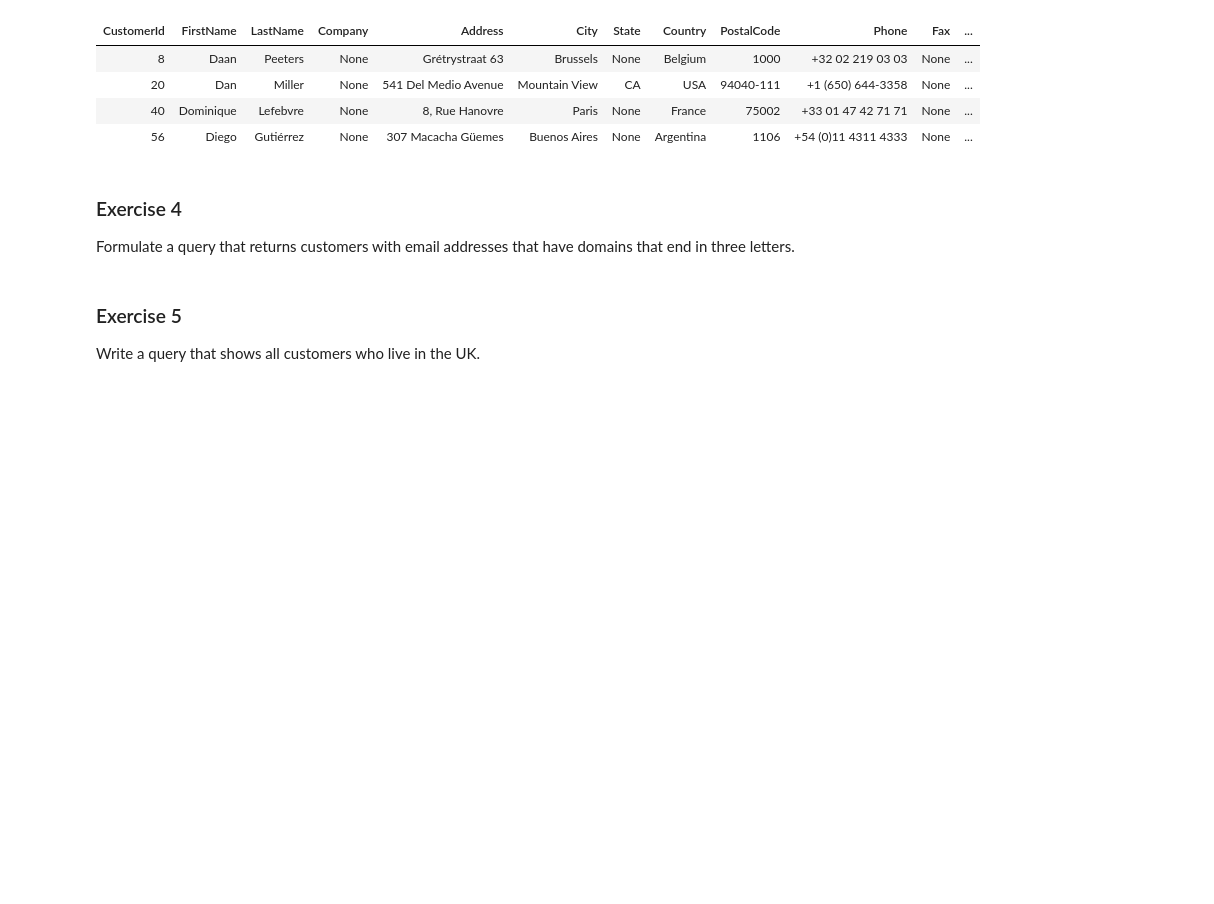
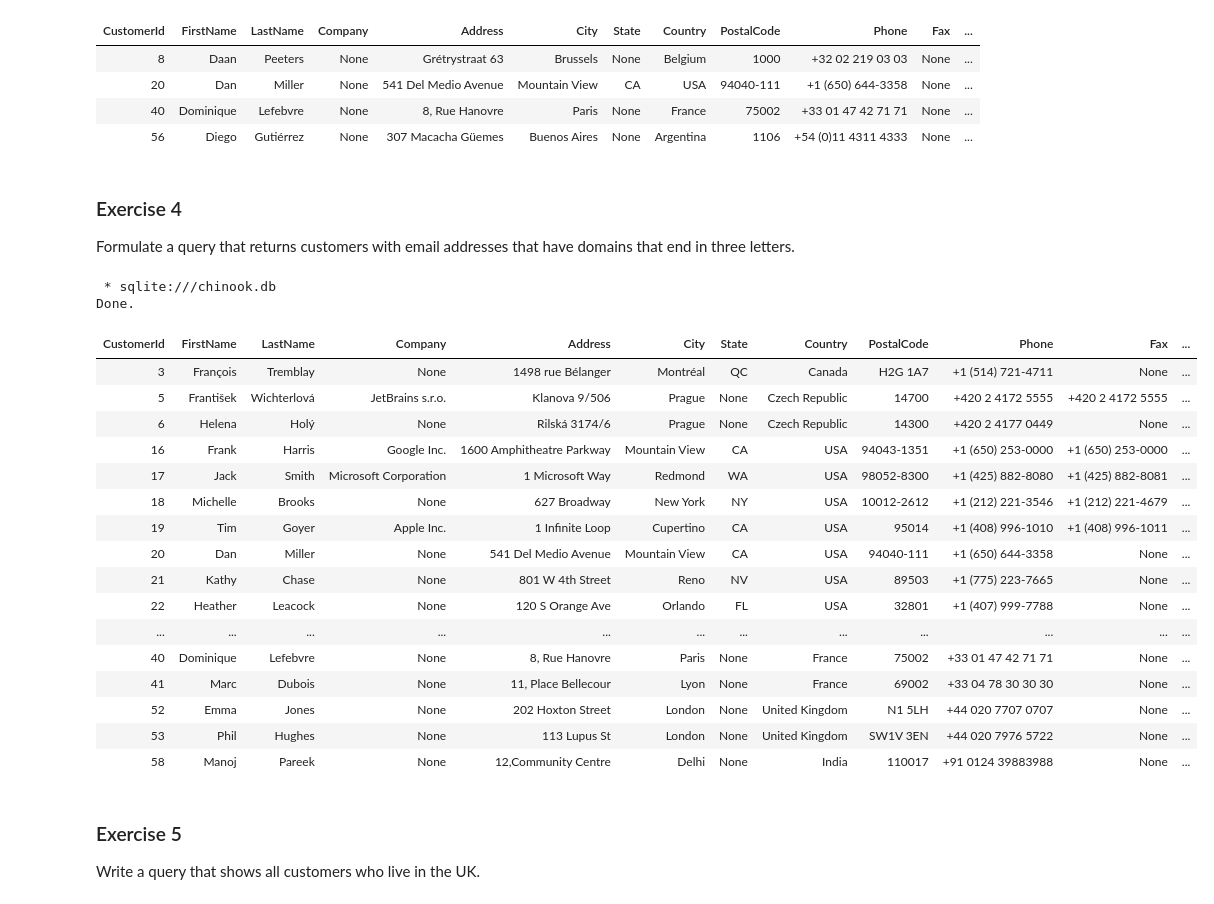
Before and after one commit to RealElvince/chinook-db-project-in-notebook, a Jupyter notebook: SQL string functions.ipynb, the cells around one changed output. Cells and saved outputs as stored; diff of their text form; code cells hidden in the pictures; blank space fills up the shorter version.

Commit message:
customers,email address ends with domain has 3 letters

```diff
--- a/SQL string functions.ipynb
+++ b/SQL string functions.ipynb
@@ -125,7 +125,34 @@ Done.
 
 Formulate a query that returns customers with email addresses that have domains that end in three letters.
 # %%
-# Add your code here
+%%sql
+SELECT
+    *
+
+FROM
+    customers
+WHERE
+    Email LIKE "%.___"
+# %% [output]
+ * sqlite:///chinook.db
+Done.
+| CustomerId | FirstName | LastName | Company | Address | City | State | Country | PostalCode | Phone | Fax | ... |
+| 3 | François | Tremblay | None | 1498 rue Bélanger | Montréal | QC | Canada | H2G 1A7 | +1 (514) 721-4711 | None | ... |
+| 5 | František | Wichterlová | JetBrains s.r.o. | Klanova 9/506 | Prague | None | Czech Republic | 14700 | +420 2 4172 5555 | +420 2 4172 5555 | ... |
+| 6 | Helena | Holý | None | Rilská 3174/6 | Prague | None | Czech Republic | 14300 | +420 2 4177 0449 | None | ... |
+| 16 | Frank | Harris | Google Inc. | 1600 Amphitheatre Parkway | Mountain View | CA | USA | 94043-1351 | +1 (650) 253-0000 | +1 (650) 253-0000 | ... |
+| 17 | Jack | Smith | Microsoft Corporation | 1 Microsoft Way | Redmond | WA | USA | 98052-8300 | +1 (425) 882-8080 | +1 (425) 882-8081 | ... |
+| 18 | Michelle | Brooks | None | 627 Broadway | New York | NY | USA | 10012-2612 | +1 (212) 221-3546 | +1 (212) 221-4679 | ... |
+| 19 | Tim | Goyer | Apple Inc. | 1 Infinite Loop | Cupertino | CA | USA | 95014 | +1 (408) 996-1010 | +1 (408) 996-1011 | ... |
+| 20 | Dan | Miller | None | 541 Del Medio Avenue | Mountain View | CA | USA | 94040-111 | +1 (650) 644-3358 | None | ... |
+| 21 | Kathy | Chase | None | 801 W 4th Street | Reno | NV | USA | 89503 | +1 (775) 223-7665 | None | ... |
+| 22 | Heather | Leacock | None | 120 S Orange Ave | Orlando | FL | USA | 32801 | +1 (407) 999-7788 | None | ... |
+| ... | ... | ... | ... | ... | ... | ... | ... | ... | ... | ... | ... |
+| 40 | Dominique | Lefebvre | None | 8, Rue Hanovre | Paris | None | France | 75002 | +33 01 47 42 71 71 | None | ... |
+| 41 | Marc | Dubois | None | 11, Place Bellecour | Lyon | None | France | 69002 | +33 04 78 30 30 30 | None | ... |
+| 52 | Emma | Jones | None | 202 Hoxton Street | London | None | United Kingdom | N1 5LH | +44 020 7707 0707 | None | ... |
+| 53 | Phil | Hughes | None | 113 Lupus St | London | None | United Kingdom | SW1V 3EN | +44 020 7976 5722 | None | ... |
+| 58 | Manoj | Pareek | None | 12,Community Centre | Delhi | None | India | 110017 | +91 0124 39883988 | None | ... |
 # %% [markdown]
 ### Exercise 5
 
```
